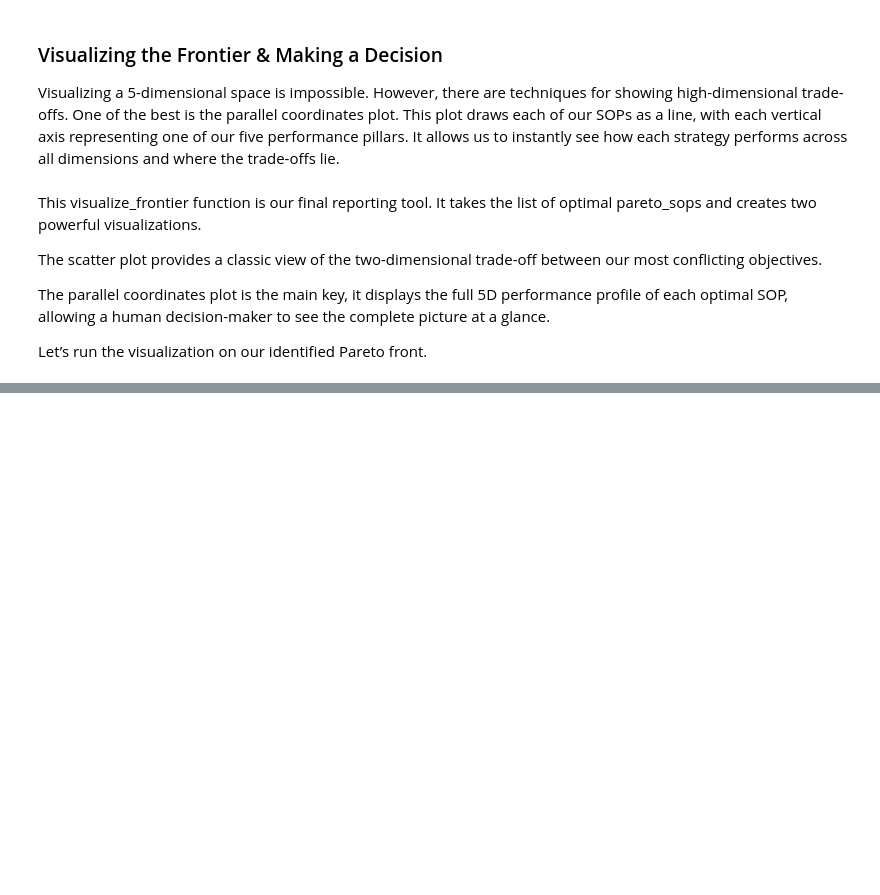
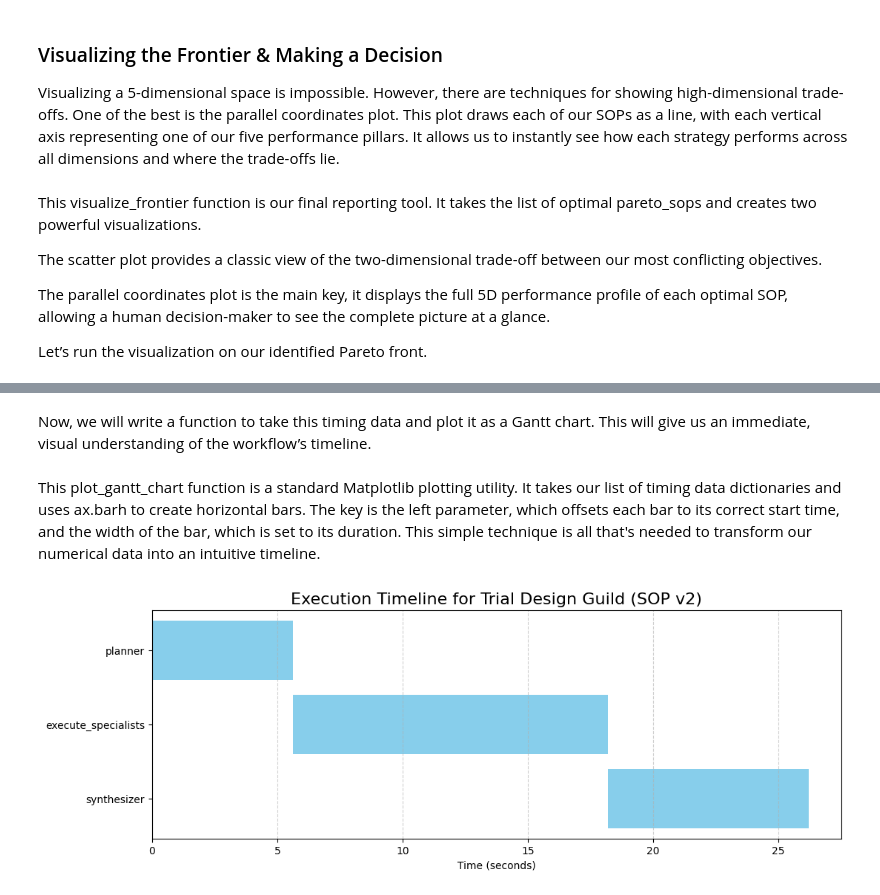
Before and after one commit to Rachneet/rag-ecosystem, a Jupyter notebook: src/6_agentic_rag.ipynb, the cells around one changed output, grey strips where cells are left out. Drawn from its saved outputs; the diff is of its cells as text; code cells hidden in the pictures; blank space fills up the shorter version.

```diff
--- a/src/6_agentic_rag.ipynb
+++ b/src/6_agentic_rag.ipynb
@@ -443,9 +444,9 @@ class GuildSOP(BaseModel):
     synthesizer_prompt: str = Field(description="The system prompt for the Criteria Synthesizer Agent.")
 
     # This allows us to dynamically change the model used for the final drafting stage, trading off speed vs. quality.
-    synthesizer_model: Literal["Qwen/Qwen2.5-7B-Instruct", "meta-llama/Llama-3.1-8B-Instruct"] = Field(
+    synthesizer_model: Literal["Qwen/Qwen2.5-7B-Instruct", "meta-llama/Llama-3.1-8B-Instruct", "Qwen/Qwen3-30B-A3B-Instruct-2507"] = Field(
         description="The LLM to use for the Synthesizer.",
-        default="Qwen/Qwen2.5-7B-Instruct"
+        default="Qwen/Qwen3-30B-A3B-Instruct-2507"
     )
 
     # These booleans act as "feature flags," allowing the Director to turn entire agent capabilities on or off.
@@ -468,7 +469,7 @@ baseline_sop = GuildSOP(
     researcher_retriever_k=3,
 
     # We'll use the fast qwen2:7b model for the synthesizer initially.
-    synthesizer_model="Qwen/Qwen2.5-7B-Instruct",
+    synthesizer_model="Qwen/Qwen3-30B-A3B-Instruct-2507",
 
     # By default, we'll use all our specialist agents.
     use_sql_analyst=True,
@@ -1383,0 +1519,7 @@ visualize_frontier(pareto_sops)
+# %%
+# We'll use the second entry from our gene pool, which is the successful SOP v2.
+sop_v2 = GuildSOP(**gene_pool.pool[1]['sop'])
+final_state_v2, timing_data_v2 = invoke_with_timing(guild_graph, sop_v2, test_request)
+
+print("\n--- Captured Timing Data for SOP v2 ---")
+print(json.dumps(timing_data_v2, indent=2))
@@ -1383,0 +1544,29 @@ visualize_frontier(pareto_sops)
+# %% [markdown]
+Now, we will write a function to take this timing data and plot it as a Gantt chart. This will give us an immediate, visual understanding of the workflow’s timeline.
+# %%
+import matplotlib.pyplot as plt
+
+def plot_gantt_chart(timing_data: List[Dict[str, Any]], title: str):
+    """Plots a Gantt chart of the agentic workflow from timing data."""
+    fig, ax = plt.subplots(figsize=(12, 4))
+
+    # Get the names of the nodes for our y-axis labels.
+    labels = [d['node'] for d in timing_data]
+
+    # The core of the Gantt chart: a horizontal bar plot.
+    # The 'left' parameter sets the start time of the bar.
+    ax.barh(labels, [d['duration'] for d in timing_data], left=[d['start_time'] for d in timing_data], color='skyblue')
+
+    ax.set_xlabel('Time (seconds)')
+    ax.set_title(title, fontsize=16)
+    ax.grid(True, which='major', axis='x', linestyle='--', alpha=0.6)
+
+    # Invert the y-axis so the first task is at the top.
+    ax.invert_yaxis()
+    plt.show()
+# %% [markdown]
+This plot_gantt_chart function is a standard Matplotlib plotting utility. It takes our list of timing data dictionaries and uses ax.barh to create horizontal bars. The key is the left parameter, which offsets each bar to its correct start time, and the width of the bar, which is set to its duration. This simple technique is all that's needed to transform our numerical data into an intuitive timeline.
+# %%
+plot_gantt_chart(timing_data_v2, "Execution Timeline for Trial Design Guild (SOP v2)")
+# %% [output]
+[figure, added]
```
Also changed, not shown: parts of 25 cells of this notebook.
